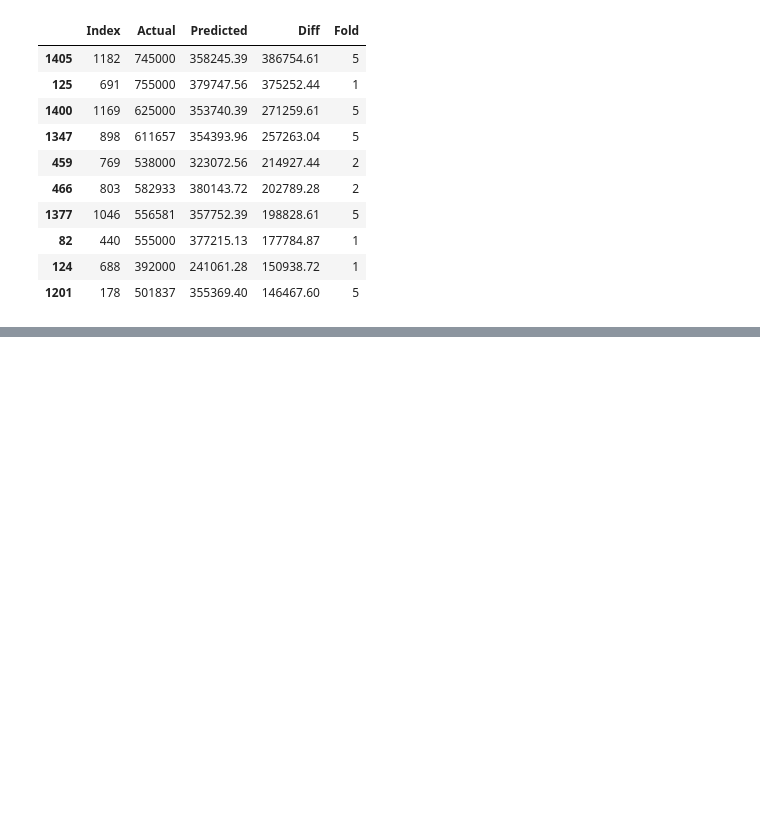
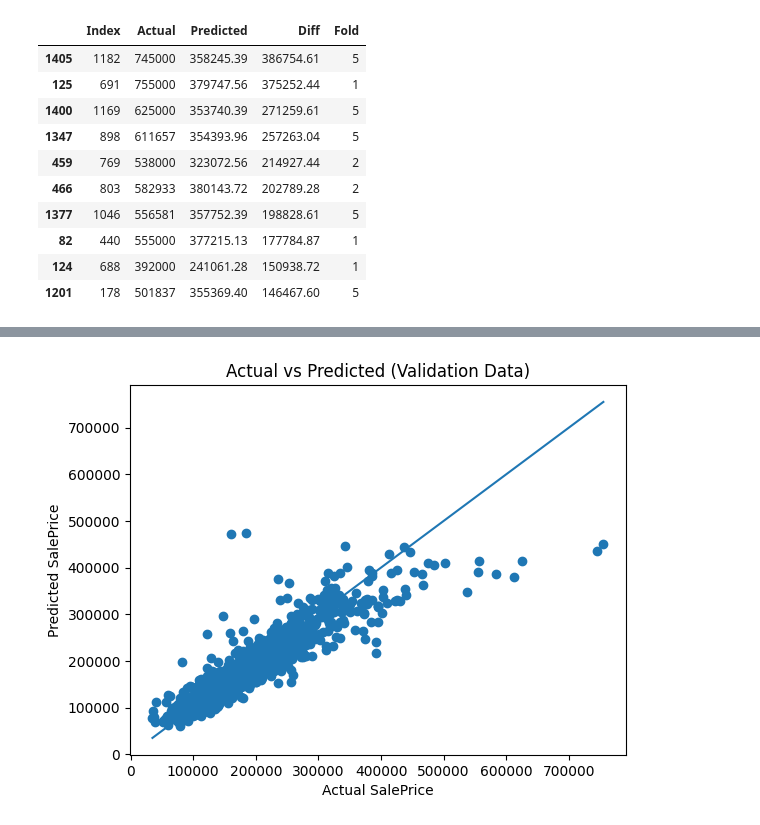
Before and after one commit to HarisLania/ml-playground, a Jupyter notebook: HousePricesPrediction/main.ipynb, the cells around one changed output, grey strips where cells are left out. Saved outputs shown, nothing was run; the diff lists cells and outputs as text; code cells hidden in the pictures; blank space fills up the shorter version.

```diff
--- a/HousePricesPrediction/main.ipynb
+++ b/HousePricesPrediction/main.ipynb
@@ -594,0 +720,20 @@ final_df.sort_values('AbsDiff', ascending=False)
+# %%
+import matplotlib.pyplot as plt
+import numpy as np
+
+plt.figure()
+
+plt.scatter(all_actual, all_predicted)
+
+# Perfect prediction line
+min_val = min(all_actual)
+max_val = max(all_actual)
+plt.plot([min_val, max_val], [min_val, max_val])
+
+plt.xlabel("Actual SalePrice")
+plt.ylabel("Predicted SalePrice")
+plt.title("Actual vs Predicted (Validation Data)")
+
+plt.show()
+# %% [output]
+[figure, added]
```
Also changed, not shown: parts of 5 cells of this notebook.
